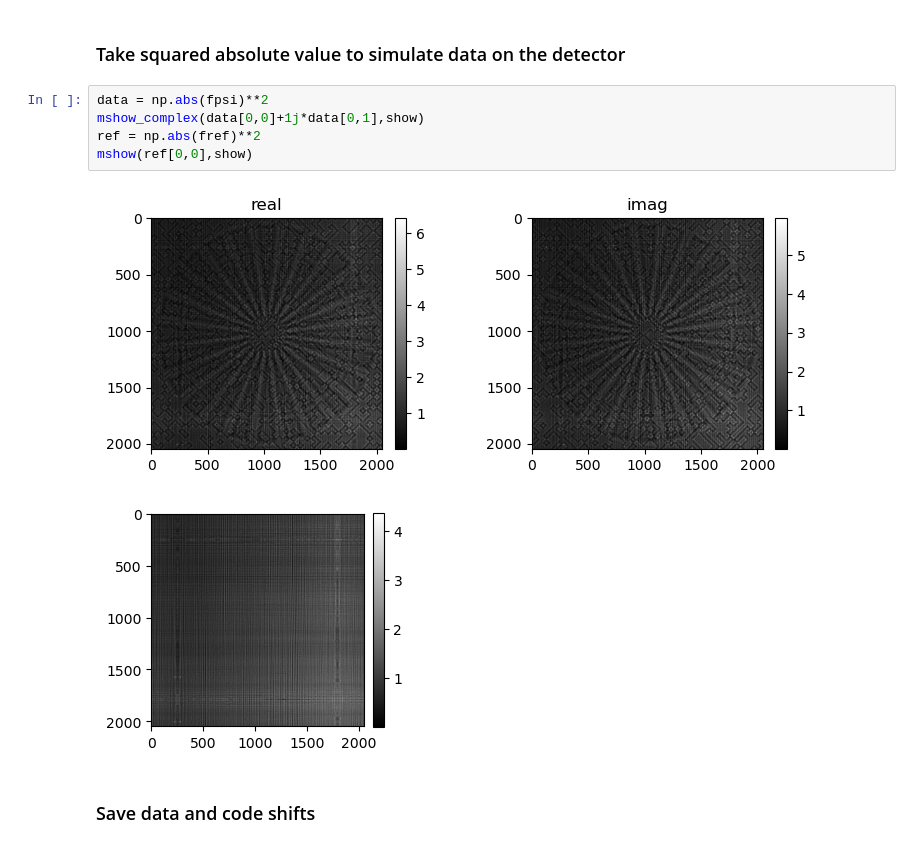
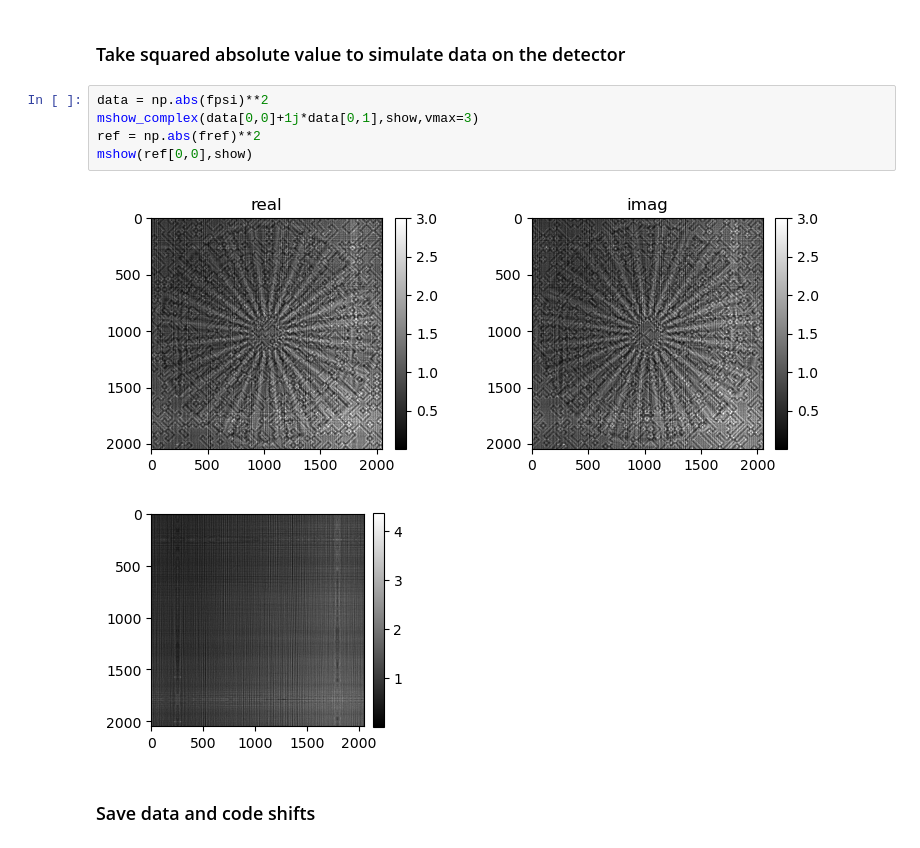
Before and after one commit to nikitinvv/holotomocupy, a Jupyter notebook: coded_apertures/pipeline_ESRF/modeling_codes_2d.ipynb, the cells around one changed output. Saved outputs shown, nothing was run; the diff lists cells and outputs as text.

```diff
--- a/coded_apertures/pipeline_ESRF/modeling_codes_2d.ipynb
+++ b/coded_apertures/pipeline_ESRF/modeling_codes_2d.ipynb
@@ -160,11 +160,11 @@ print(fref.shape)
 ### Take squared absolute value to simulate data on the detector
 # %%
 data = np.abs(fpsi)**2
-mshow_complex(data[0,0]+1j*data[0,1],show)
+mshow_complex(data[0,0]+1j*data[0,1],show,vmax=3)
 ref = np.abs(fref)**2
 mshow(ref[0,0],show)
 # %% [output]
-[figure, old version]
+[figure, new version]
 [figure]
 # %% [markdown]
 ### Save data and code shifts
```
Also changed, not shown: parts of 2 cells of this notebook, 13 other files.
